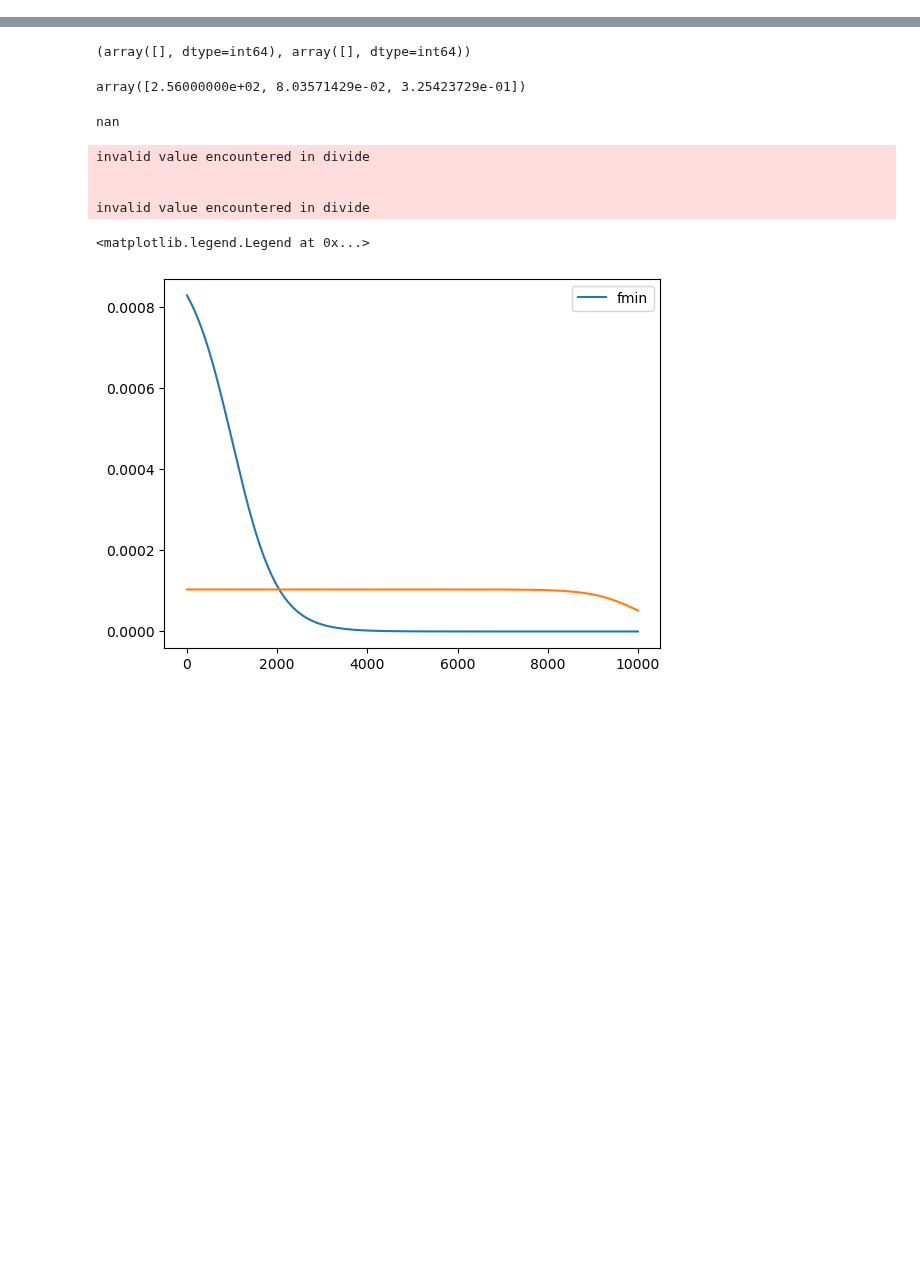
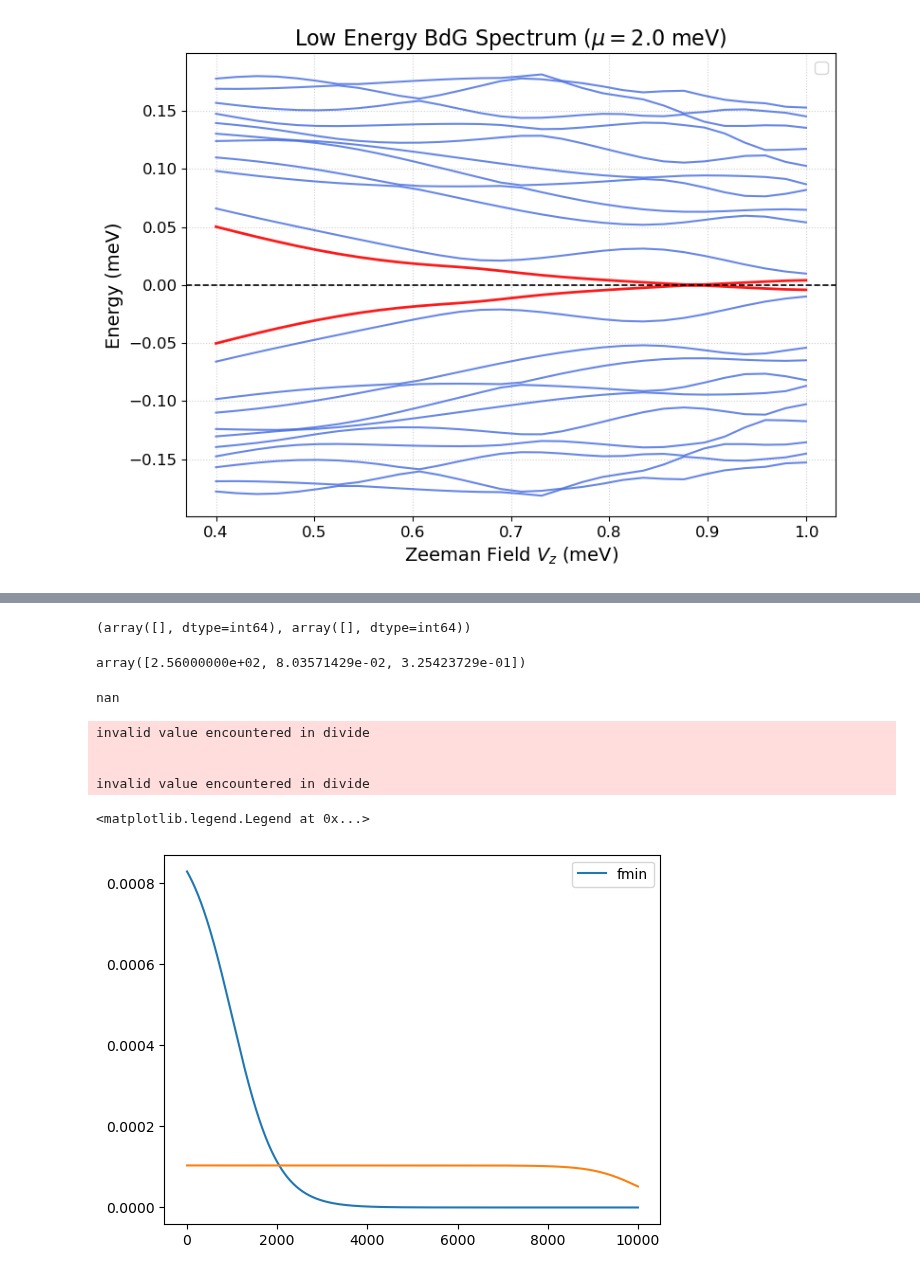
Before and after one commit to polianahp/Nonlocality-of-local-Andreev-conductances-as-a-probe-for-topological-Majorana-wires, a Jupyter notebook: plotting.ipynb, the cells around one changed output, grey strips where cells are left out. Drawn from its saved outputs; the diff is of its cells as text; code cells hidden in the pictures; blank space fills up the shorter version.

```diff
--- a/plotting.ipynb
+++ b/plotting.ipynb
@@ -457,0 +451,65 @@ Vzs = Vz_var
+# %%
+import numpy as np
+import matplotlib.pyplot as plt
+
+# ====================================================================
+# ASSUMPTION: spectrum_arr and params_list are already loaded.
+# If not, load them like this:
+# params_list = np.load("DATA/your_dir/params_list.npy")
+# spectrum_arr = np.load("DATA/your_dir/spectrum_arr.npy")
+# ====================================================================
+
+# 1. Define the target chemical potential you want to plot
+target_mu = 2.0  # <-- Change this to the mu value you want to inspect
+
+# 2. Extract columns from params_list (Format: [index, mu, Vz])
+mu_vals = params_list[:, 1]
+vz_vals = params_list[:, 2]
+
+# 3. Find indices where mu matches the target
+# We use np.isclose to prevent floating-point mismatch errors (e.g., 2.0000000000001 != 2.0)
+indices = np.where(np.isclose(mu_vals, target_mu, atol=1e-4))[0]
+
+if len(indices) == 0:
+    print(f"Warning: No data found for mu = {target_mu}. Please check your grid values.")
+else:
+    # 4. Extract the Vz values and corresponding spectra
+    plot_vz = vz_vals[indices]
+    plot_spectra = spectrum_arr[indices, :]
+
+    # 5. Sort by Vz to ensure the lines draw smoothly from left to right
+    sort_idx = np.argsort(plot_vz)
+    plot_vz = plot_vz[sort_idx]
+    plot_spectra = plot_spectra[sort_idx, :]
+
+    # 6. Create the Plot
+    plt.figure(figsize=(8, 6), dpi=100)
+
+    # Plot the bulk states (indices 0 to 9, and 12 to 21) in standard blue
+    plt.plot(plot_vz, plot_spectra[:, :10], color='royalblue', alpha=0.8, linewidth=1.5)
+    plt.plot(plot_vz, plot_spectra[:, 12:], color='royalblue', alpha=0.8, linewidth=1.5)
+
+    # Plot the two states closest to E=0 (indices 10 and 11) in red to highlight MZMs
+    plt.plot(plot_vz, plot_spectra[:, 10:12], color='red', alpha=0.9, linewidth=2.0)
+
+    # Add a dashed horizontal line at E=0 (the Fermi level)
+    plt.axhline(0, color='black', linestyle='--', linewidth=1.2)
+
+    # Styling
+    plt.xlabel(r"Zeeman Field $V_z$ (meV)", fontsize=14)
+    plt.ylabel("Energy (meV)", fontsize=14)
+    plt.title(f"Low Energy BdG Spectrum ($\mu = {target_mu}$ meV)", fontsize=16)
+    plt.tick_params(axis='both', which='major', labelsize=12)
+    plt.grid(True, linestyle=':', alpha=0.6)
+
+    # Add a legend to show what the red lines mean
+    # Since plot() with a 2D array creates multiple lines with the same label,
+    # we use a quick trick to only show one legend entry for the MZMs:
+    handles, labels = plt.gca().get_legend_handles_labels()
+    by_label = dict(zip(labels, handles))
+    plt.legend(by_label.values(), by_label.keys(), loc='upper right', fontsize=12)
+
+    plt.tight_layout()
+    plt.show()
+# %% [output]
+[figure, added]
```
Also changed, not shown: parts of 9 cells of this notebook, 5 other files.
